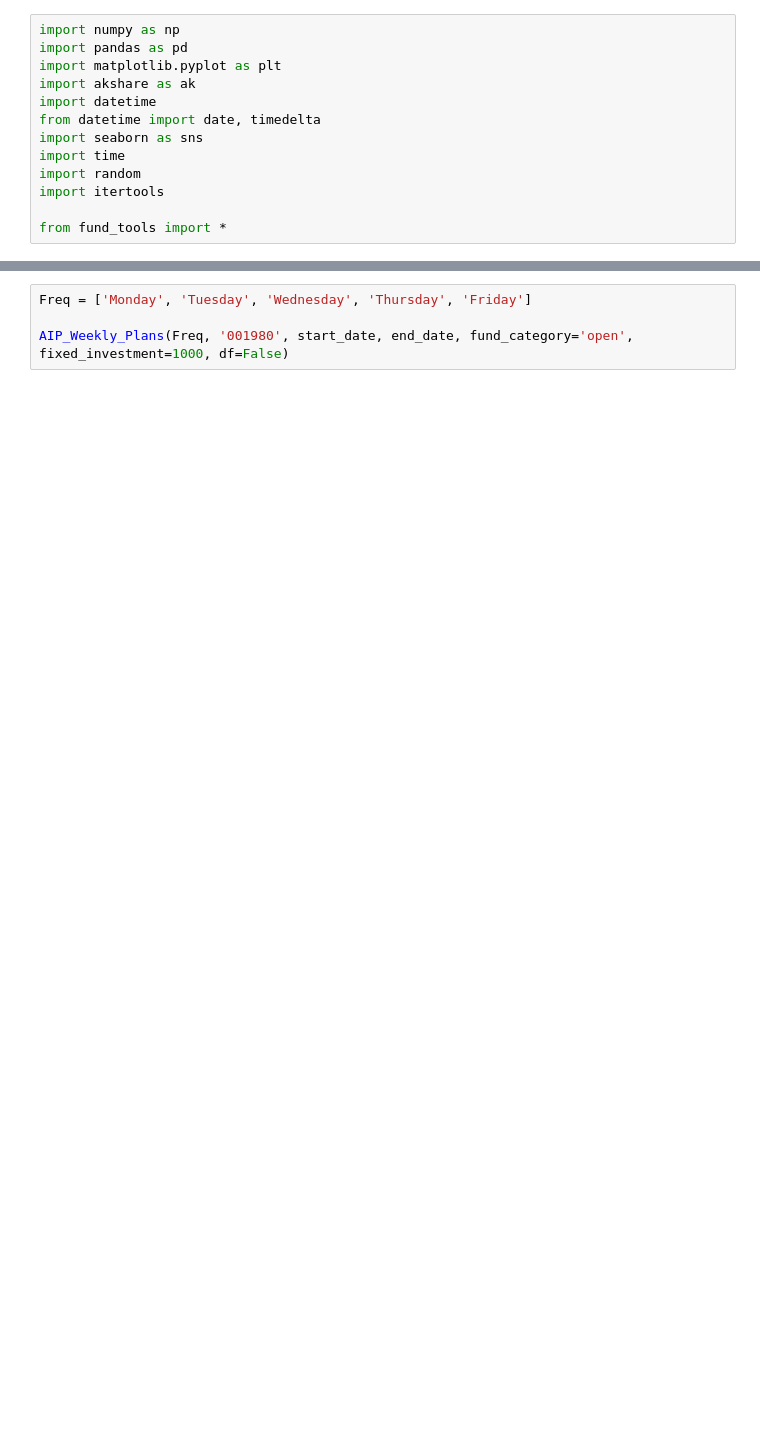
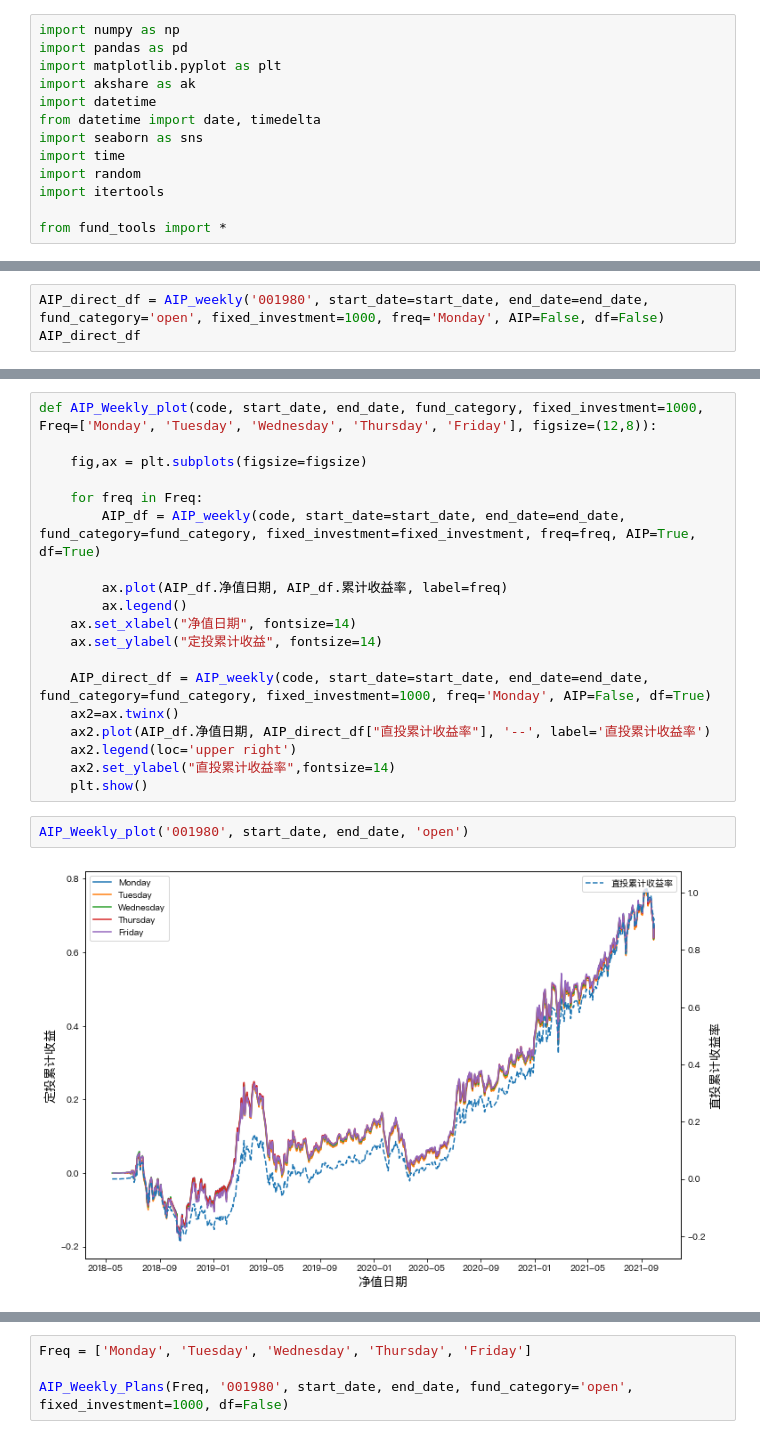
Before and after one commit to Seaaann/MyQuantReserch, a Jupyter notebook: Funds/定投回测.ipynb, the cells around one changed output, grey strips where cells are left out. Drawn from its saved outputs; the diff is of its cells as text; blank space fills up the shorter version.

```diff
--- a/Funds/定投回测.ipynb
+++ b/Funds/定投回测.ipynb
@@ -75,3 +115,6 @@ def AIP_weekly(code, start_date, end_date, fund_category, fixed_investment, freq
         return fund_net_value
     else:
         return Stat_df
+# %%
+AIP_direct_df = AIP_weekly('001980', start_date=start_date, end_date=end_date, fund_category='open', fixed_investment=1000, freq='Monday', AIP=False, df=False)
+AIP_direct_df
@@ -103,0 +152,23 @@ def AIP_Weekly_Plans(Freq, code, start_date, end_date, fund_category, fixed_inve
+# %%
+def AIP_Weekly_plot(code, start_date, end_date, fund_category, fixed_investment=1000, Freq=['Monday', 'Tuesday', 'Wednesday', 'Thursday', 'Friday'], figsize=(12,8)):
+
+    fig,ax = plt.subplots(figsize=figsize)
+
+    for freq in Freq:
+        AIP_df = AIP_weekly(code, start_date=start_date, end_date=end_date, fund_category=fund_category, fixed_investment=fixed_investment, freq=freq, AIP=True, df=True)
+
+        ax.plot(AIP_df.净值日期, AIP_df.累计收益率, label=freq)
+        ax.legend()
+    ax.set_xlabel("净值日期", fontsize=14)
+    ax.set_ylabel("定投累计收益", fontsize=14)
+
+    AIP_direct_df = AIP_weekly(code, start_date=start_date, end_date=end_date, fund_category=fund_category, fixed_investment=1000, freq='Monday', AIP=False, df=True)
+    ax2=ax.twinx()
+    ax2.plot(AIP_df.净值日期, AIP_direct_df["直投累计收益率"], '--', label='直投累计收益率')
+    ax2.legend(loc='upper right')
+    ax2.set_ylabel("直投累计收益率",fontsize=14)
+    plt.show()
+# %%
+AIP_Weekly_plot('001980', start_date, end_date, 'open')
+# %% [output]
+[figure, added]
```
Also changed, not shown: parts of 27 cells of this notebook, 1 other file.
